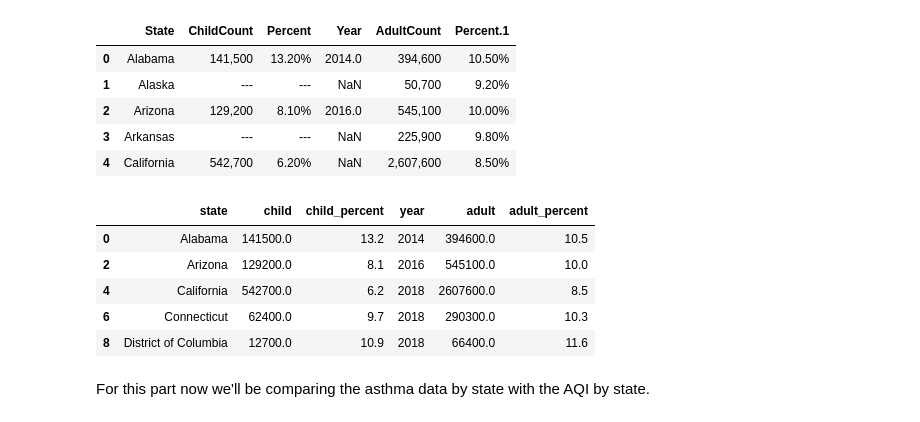
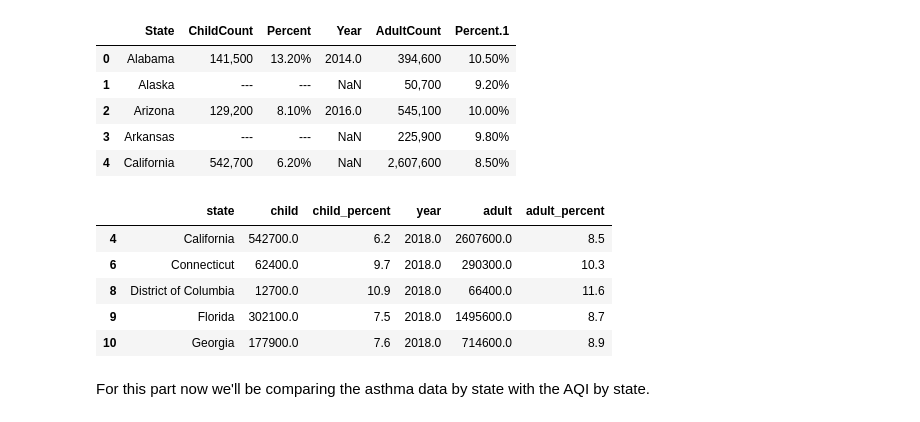
Before and after one commit to tintrungp/COGS108_Repo, a Jupyter notebook: FinalProjectGroup017Sp22.ipynb, the cells around one changed output. Saved outputs shown, nothing was run; the diff lists cells and outputs as text; code cells hidden in the pictures.

Commit message:
more asthma

```diff
--- a/FinalProjectGroup017Sp22.ipynb
+++ b/FinalProjectGroup017Sp22.ipynb
@@ -395,26 +395,37 @@ def standardize_asthma(string):
         string = np.nan
 
     return string
+# %%
+# function to drop any year other than 2018
+def standardize_year(string):
+    if string != 2018:
+        string = np.nan
+    return string
 # %%
 # applying the function to clean asthma
 asthma['child'] = asthma['child'].apply(standardize_asthma)
 asthma = asthma.dropna(subset=['child'])
 asthma['adult'] = asthma['adult'].apply(standardize_asthma)
 asthma = asthma.dropna(subset=['adult'])
 
+# applying function to drop irrelevant years
+asthma['year'] = asthma['year'].apply(standardize_year)
+asthma = asthma.dropna(subset=['year'])
+
+
 # converting from string to a float
 asthma['child']= asthma['child'].astype(float)
 asthma['adult']= asthma['adult'].astype(float)
 asthma['child_percent']= asthma['child_percent'].astype(float)
 asthma['adult_percent']= asthma['adult_percent'].astype(float)
 asthma.head()
 # %% [output]
 |  | state | child | child_percent | year | adult | adult_percent |
-| 0 | Alabama | 141500.0 | 13.2 | 2014 | 394600.0 | 10.5 |
-| 2 | Arizona | 129200.0 | 8.1 | 2016 | 545100.0 | 10.0 |
-| 4 | California | 542700.0 | 6.2 | 2018 | 2607600.0 | 8.5 |
-| 6 | Connecticut | 62400.0 | 9.7 | 2018 | 290300.0 | 10.3 |
-| 8 | District of Columbia | 12700.0 | 10.9 | 2018 | 66400.0 | 11.6 |
+| 4 | California | 542700.0 | 6.2 | 2018.0 | 2607600.0 | 8.5 |
+| 6 | Connecticut | 62400.0 | 9.7 | 2018.0 | 290300.0 | 10.3 |
+| 8 | District of Columbia | 12700.0 | 10.9 | 2018.0 | 66400.0 | 11.6 |
+| 9 | Florida | 302100.0 | 7.5 | 2018.0 | 1495600.0 | 8.7 |
+| 10 | Georgia | 177900.0 | 7.6 | 2018.0 | 714600.0 | 8.9 |
 # %% [markdown]
 For this part now we'll be comparing the asthma data by state with the AQI by state.
 # %%
```
Also changed, not shown: parts of 8 cells of this notebook.
